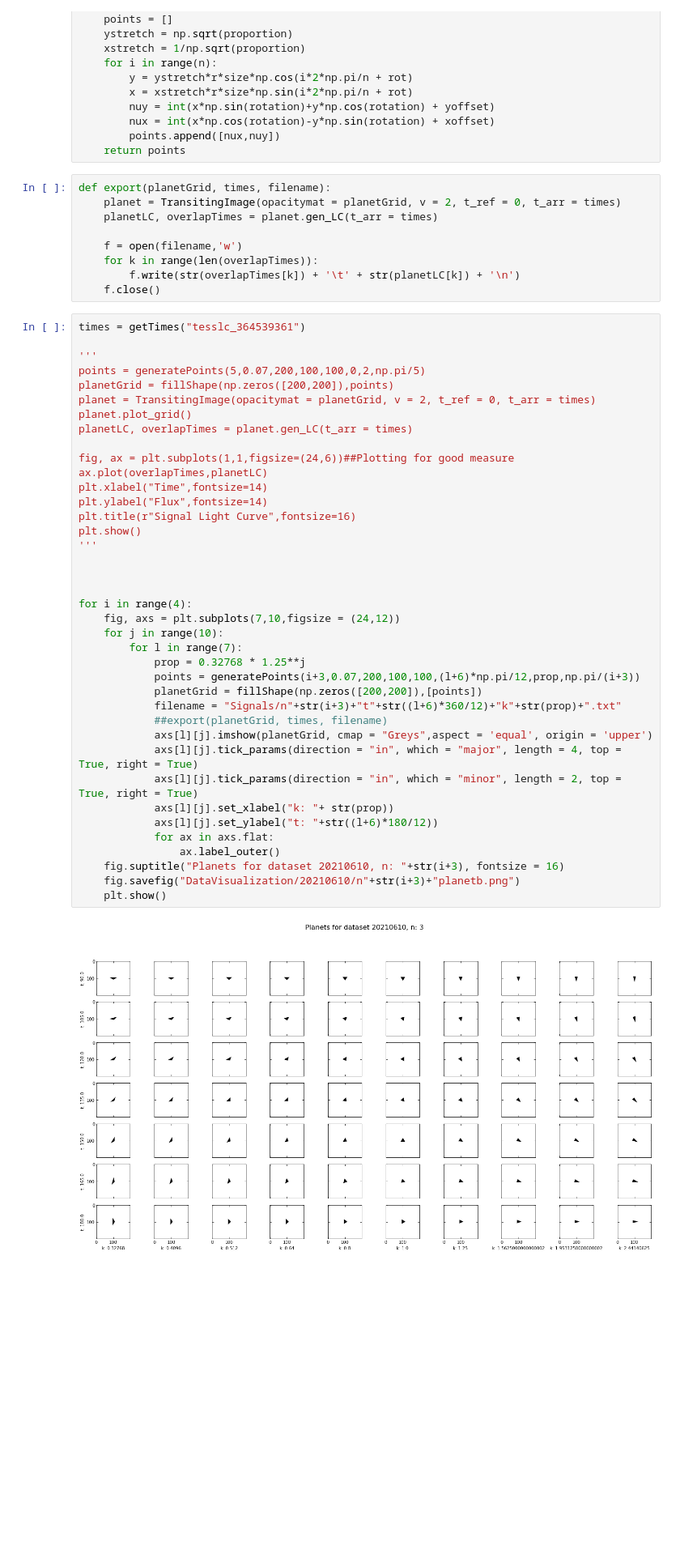
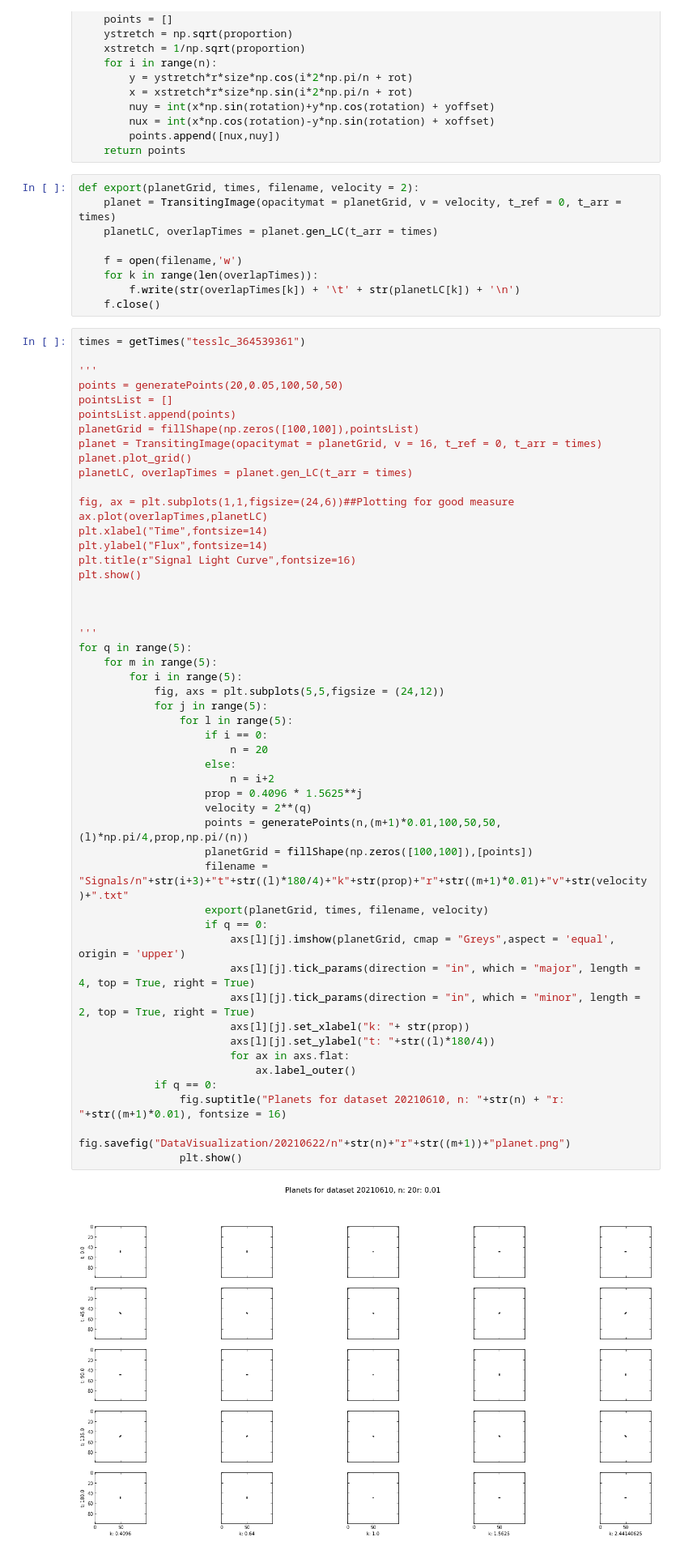
Before and after one commit to joshua-bromley/tessSignalInjection, a Jupyter notebook: Summer2021/varyingSize.ipynb, the cells around one changed output. Shown at 81% size. Saved outputs shown, nothing was run; the diff lists cells and outputs as text; blank space fills up the shorter version.

Commit message:
Started generating another data set

```diff
--- a/Summer2021/varyingSize.ipynb
+++ b/Summer2021/varyingSize.ipynb
@@ -95,8 +95,8 @@ def generatePoints(n,r,size,xoffset = 0,yoffset = 0,rotation = 0, proportion = 1
         points.append([nux,nuy])
     return points
 # %%
-def export(planetGrid, times, filename):
-    planet = TransitingImage(opacitymat = planetGrid, v = 2, t_ref = 0, t_arr = times)
+def export(planetGrid, times, filename, velocity = 2):
+    planet = TransitingImage(opacitymat = planetGrid, v = velocity, t_ref = 0, t_arr = times)
     planetLC, overlapTimes = planet.gen_LC(t_arr = times)
 
     f = open(filename,'w')
@@ -106,41 +106,52 @@ def export(planetGrid, times, filename):
 # %%
 times = getTimes("tesslc_364539361")
 
 '''
-points = generatePoints(5,0.07,200,100,100,0,2,np.pi/5)
-planetGrid = fillShape(np.zeros([200,200]),points)
-planet = TransitingImage(opacitymat = planetGrid, v = 2, t_ref = 0, t_arr = times)
+points = generatePoints(20,0.05,100,50,50)
+pointsList = []
+pointsList.append(points)
+planetGrid = fillShape(np.zeros([100,100]),pointsList)
+planet = TransitingImage(opacitymat = planetGrid, v = 16, t_ref = 0, t_arr = times)
 planet.plot_grid()
 planetLC, overlapTimes = planet.gen_LC(t_arr = times)
 
 fig, ax = plt.subplots(1,1,figsize=(24,6))##Plotting for good measure
 ax.plot(overlapTimes,planetLC)
 plt.xlabel("Time",fontsize=14)
 plt.ylabel("Flux",fontsize=14)
 plt.title(r"Signal Light Curve",fontsize=16)
 plt.show()
-'''
 
 
 
-for i in range(4):
-    fig, axs = plt.subplots(7,10,figsize = (24,12))
-    for j in range(10):
-        for l in range(7):
-            prop = 0.32768 * 1.25**j
-            points = generatePoints(i+3,0.07,200,100,100,(l+6)*np.pi/12,prop,np.pi/(i+3))
-            planetGrid = fillShape(np.zeros([200,200]),[points])
-            filename = "Signals/n"+str(i+3)+"t"+str((l+6)*360/12)+"k"+str(prop)+".txt"
-            ##export(planetGrid, times, filename)
-            axs[l][j].imshow(planetGrid, cmap = "Greys",aspect = 'equal', origin = 'upper')
-            axs[l][j].tick_params(direction = "in", which = "major", length = 4, top = True, right = True)
-            axs[l][j].tick_params(direction = "in", which = "minor", length = 2, top = True, right = True)
-            axs[l][j].set_xlabel("k: "+ str(prop))
-            axs[l][j].set_ylabel("t: "+str((l+6)*180/12))
-            for ax in axs.flat:
-                ax.label_outer()
-    fig.suptitle("Planets for dataset 20210610, n: "+str(i+3), fontsize = 16)
-    fig.savefig("DataVisualization/20210610/n"+str(i+3)+"planetb.png")
-    plt.show()
+'''
+for q in range(5):
+    for m in range(5):
+        for i in range(5):
+            fig, axs = plt.subplots(5,5,figsize = (24,12))
+            for j in range(5):
+                for l in range(5):
+                    if i == 0:
+                        n = 20
+                    else:
+                        n = i+2
+                    prop = 0.4096 * 1.5625**j
+                    velocity = 2**(q)
+                    points = generatePoints(n,(m+1)*0.01,100,50,50,(l)*np.pi/4,prop,np.pi/(n))
+                    planetGrid = fillShape(np.zeros([100,100]),[points])
+                    filename = "Signals/n"+str(i+3)+"t"+str((l)*180/4)+"k"+str(prop)+"r"+str((m+1)*0.01)+"v"+str(velocity)+".txt"
+                    export(planetGrid, times, filename, velocity)
+                    if q == 0:
+                        axs[l][j].imshow(planetGrid, cmap = "Greys",aspect = 'equal', origin = 'upper')
+                        axs[l][j].tick_params(direction = "in", which = "major", length = 4, top = True, right = True)
+                        axs[l][j].tick_params(direction = "in", which = "minor", length = 2, top = True, right = True)
+                        axs[l][j].set_xlabel("k: "+ str(prop))
+                        axs[l][j].set_ylabel("t: "+str((l)*180/4))
+                        for ax in axs.flat:
+                            ax.label_outer()
+            if q == 0:
+                fig.suptitle("Planets for dataset 20210610, n: "+str(n) + "r: "+str((m+1)*0.01), fontsize = 16)
+                fig.savefig("DataVisualization/20210622/n"+str(n)+"r"+str((m+1))+"planet.png")
+                plt.show()
 # %% [output]
-[figure, old version]
+[figure, new version]
```
Also changed, not shown: parts of 1 cell of this notebook, 2 other files.
